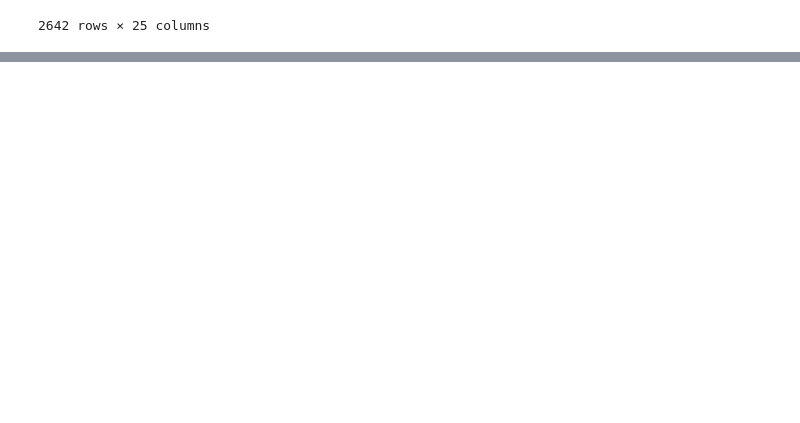
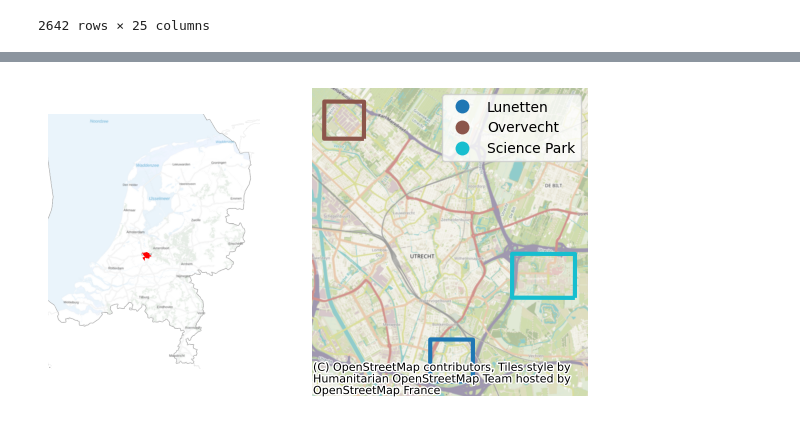
Before and after one commit to Floris-C/noise-thesis, a Jupyter notebook: final_method/02-model_preprocessing.ipynb, the cells around one changed output, grey strips where cells are left out. Drawn from its saved outputs; the diff is of its cells as text; code cells hidden in the pictures; blank space fills up the shorter version.

```diff
--- a/final_method/02-model_preprocessing.ipynb
+++ b/final_method/02-model_preprocessing.ipynb
@@ -314,0 +339,29 @@ road_dba_gdf
+# %%
+
+admin_boundaries = osmnx.features_from_place('Utrecht, the Netherlands', tags={'boundary': 'administrative'})
+
+u_boundary_gdf = gpd.GeoDataFrame(data={'area': ['Utrecht']}, geometry=admin_boundaries[admin_boundaries['wikidata'] == 'Q39297398']['geometry'].values, crs='EPSG:4326')
+# %%
+sub_area_gdf = sub_area_gdf.to_crs('EPSG:28992')
+
+fig, (axnl, ax) = plt.subplots(1,2, width_ratios=[3,4], figsize=(7,4))
+sub_area_gdf.plot(ax=ax, column='area', legend=True, facecolor="none", edgecolor=None, linewidth=3)
+cx.add_basemap(ax=ax, crs=sub_area_gdf.crs)
+ax.set_axis_off()
+
+u_boundary_gdf.plot(ax=axnl)
+cx.add_basemap(ax=axnl, crs=u_boundary_gdf.crs, attribution="hi",  attribution_size=1)
+
+
+u_boundary_gdf.to_crs('EPSG:28992').plot(ax=axnl, color='red', markersize=100)
+
+# Set the x and y limits to focus on the Netherlands
+axnl.set_xlim([0, 290000])
+axnl.set_ylim([300000, 650000])
+axnl.set_axis_off()
+
+
+# Add the basemap from contextily
+cx.add_basemap(axnl, crs='EPSG:28992', source=cx.providers.nlmaps.grijs, attribution=False, attribution_size=0.3)
+# %% [output]
+[figure, added]
```
Also changed, not shown: parts of 8 cells of this notebook, 6 other files.
